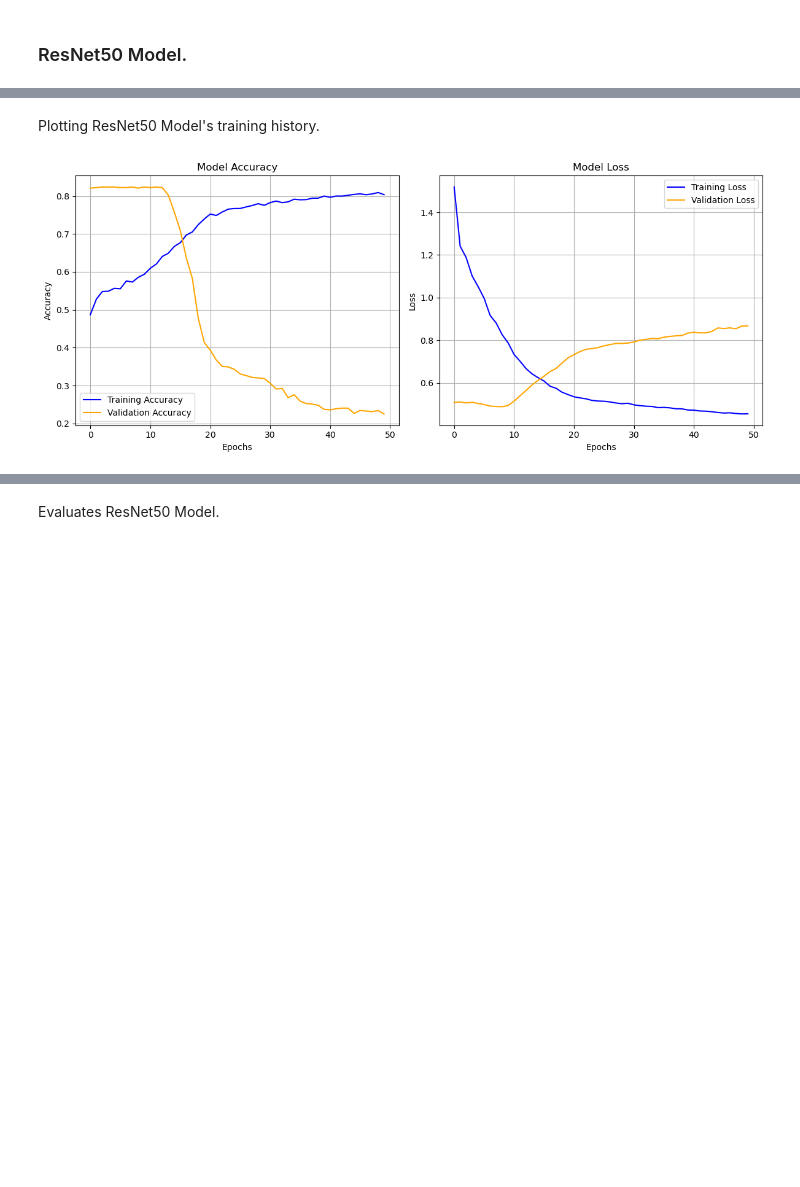
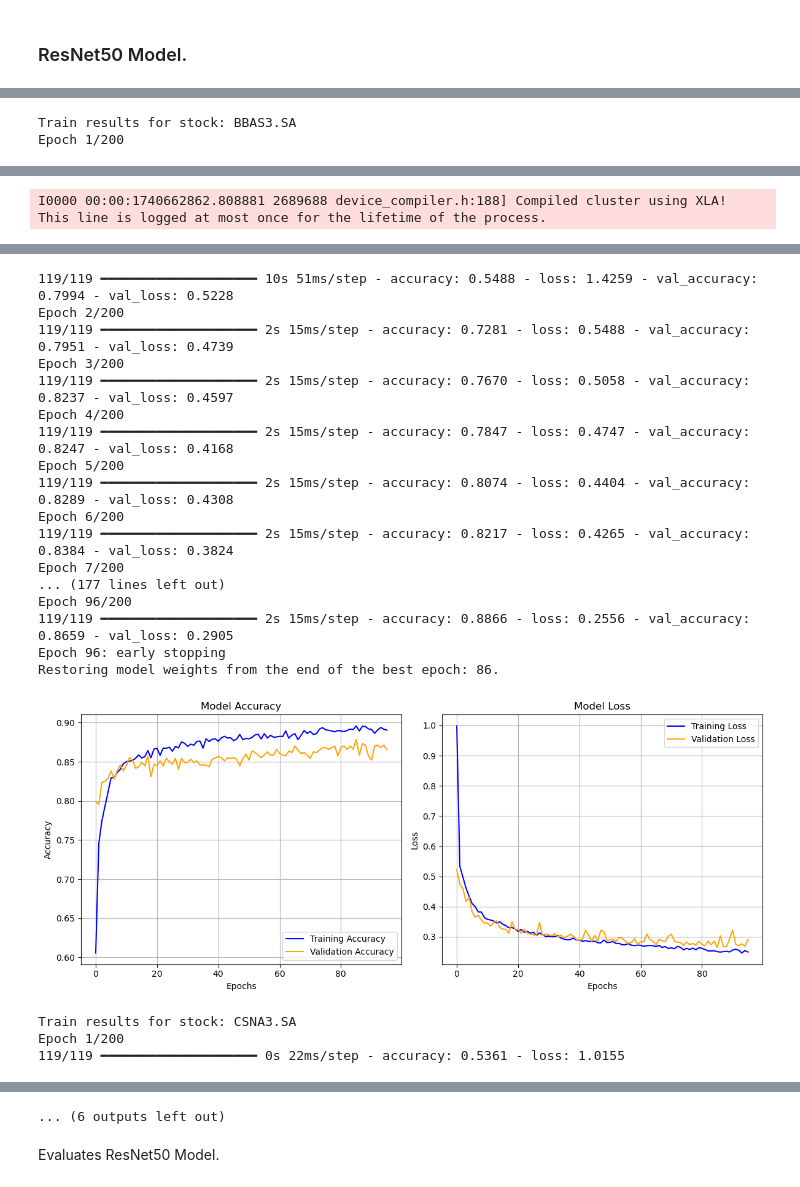
Before and after one commit to MarkDuek/cartesius-tech-challenge, a Jupyter notebook: image_prediction.ipynb, the cells around one changed output, grey strips where cells are left out. Cells and saved outputs as stored; diff of their text form; code cells hidden in the pictures; blank space fills up the shorter version.

```diff
--- a/image_prediction.ipynb
+++ b/image_prediction.ipynb
@@ -437,6 +519,21 @@ Epoch 50/50
-# %% [markdown]
-Plotting ResNet50 Model's training history.
-# %%
-plot_training_history(history_resnet)
-# %% [output]
-[figure, removed]
+# %%
+resnet50_stock_models, resnet50_stock_histories = [], []
+for stock, train_ds, val_ds in zip(stocks, train_dfs, val_dfs):
+    print(f"Train results for stock: {stock}")
+    restnet50_stock_model = resnet50_model()
+
+    restnet50_earlystopping = define_early_stopping()
+
+    history = restnet50_stock_model.fit(
+        train_ds,
+        epochs=EPOCHS,
+        validation_data=val_ds,
+        callbacks=[restnet50_earlystopping]
+    )
+
+    resnet50_stock_models.append(restnet50_stock_model)
+    resnet50_stock_histories.append(history)
+    plot_training_history(history)
+# %% [output]
+Train results for stock: BBAS3.SA
+Epoch 1/200
@@ -442,0 +546 @@ plot_training_history(history_resnet)
+I0000 00:00:1740662862.808881 2689688 device_compiler.h:188] Compiled cluster using XLA!  This line is logged at most once for the lifetime of the process.
@@ -442,0 +549,21 @@ plot_training_history(history_resnet)
+119/119 ━━━━━━━━━━━━━━━━━━━━ 10s 51ms/step - accuracy: 0.5488 - loss: 1.4259 - val_accuracy: 0.7994 - val_loss: 0.5228
+Epoch 2/200
+119/119 ━━━━━━━━━━━━━━━━━━━━ 2s 15ms/step - accuracy: 0.7281 - loss: 0.5488 - val_accuracy: 0.7951 - val_loss: 0.4739
+Epoch 3/200
+119/119 ━━━━━━━━━━━━━━━━━━━━ 2s 15ms/step - accuracy: 0.7670 - loss: 0.5058 - val_accuracy: 0.8237 - val_loss: 0.4597
+Epoch 4/200
+119/119 ━━━━━━━━━━━━━━━━━━━━ 2s 15ms/step - accuracy: 0.7847 - loss: 0.4747 - val_accuracy: 0.8247 - val_loss: 0.4168
+Epoch 5/200
+119/119 ━━━━━━━━━━━━━━━━━━━━ 2s 15ms/step - accuracy: 0.8074 - loss: 0.4404 - val_accuracy: 0.8289 - val_loss: 0.4308
+Epoch 6/200
+119/119 ━━━━━━━━━━━━━━━━━━━━ 2s 15ms/step - accuracy: 0.8217 - loss: 0.4265 - val_accuracy: 0.8384 - val_loss: 0.3824
+Epoch 7/200
+... (177 lines left out)
+Epoch 96/200
+119/119 ━━━━━━━━━━━━━━━━━━━━ 2s 15ms/step - accuracy: 0.8866 - loss: 0.2556 - val_accuracy: 0.8659 - val_loss: 0.2905
+Epoch 96: early stopping
+Restoring model weights from the end of the best epoch: 86.
+[figure, added]
+Train results for stock: CSNA3.SA
+Epoch 1/200
+119/119 ━━━━━━━━━━━━━━━━━━━━ 0s 22ms/step - accuracy: 0.5361 - loss: 1.0155
@@ -443,2 +589,3 @@ plot_training_history(history_resnet)
+... (6 outputs left out)
 # %% [markdown]
 Evaluates ResNet50 Model.
```
Also changed, not shown: parts of 30 cells of this notebook.
